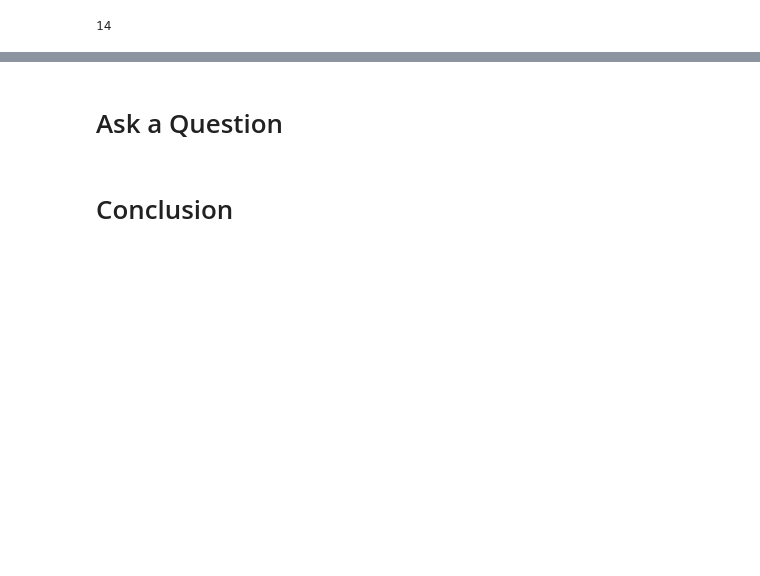
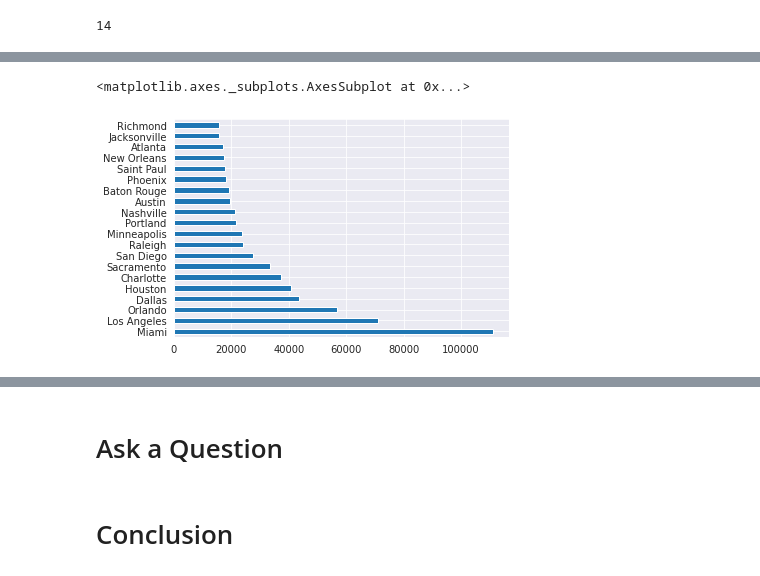
Before and after one commit to Marveloder/USA-ACCIDENT-EDA, a Jupyter notebook: US_Accident_EDA.ipynb, the cells around one changed output, grey strips where cells are left out. Saved outputs shown, nothing was run; the diff lists cells and outputs as text; code cells hidden in the pictures; blank space fills up the shorter version.

```diff
--- a/US_Accident_EDA.ipynb
+++ b/US_Accident_EDA.ipynb
@@ -107,0 +154,3 @@ missing_perc[missing_perc!=0].plot(kind = 'barh')
+# %%
+cities_by_accident = df.City.value_counts(ascending= False)
+cities_by_accident
@@ -107,0 +190,5 @@ missing_perc[missing_perc!=0].plot(kind = 'barh')
+# %%
+cities_by_accident[:20].plot(kind='barh')
+# %% [output]
+<matplotlib.axes._subplots.AxesSubplot at 0x...>
+[figure, added]
```
Also changed, not shown: parts of 28 cells of this notebook.
